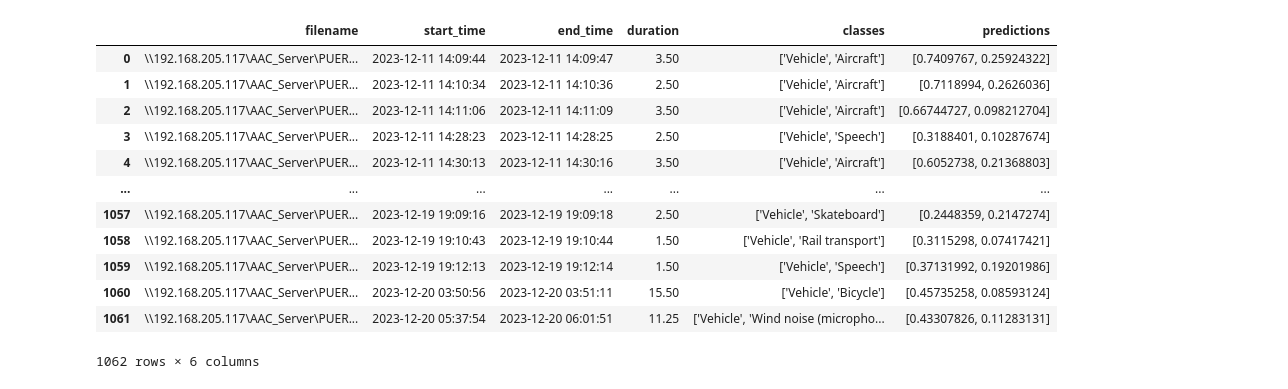
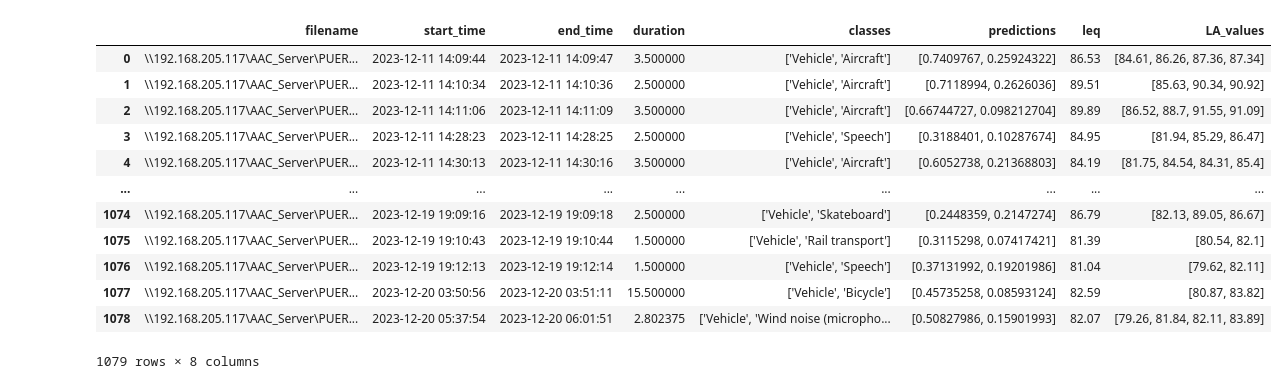
Before and after one commit to aacacustica/Audio_Processing, a Jupyter notebook: AI_Model/Fine-Tuning/01_Clip_analysis/peak_analysis.ipynb, the cells around one changed output. Saved outputs shown, nothing was run; the diff lists cells and outputs as text; code cells hidden in the pictures.

```diff
--- a/AI_Model/Fine-Tuning/01_Clip_analysis/peak_analysis.ipynb
+++ b/AI_Model/Fine-Tuning/01_Clip_analysis/peak_analysis.ipynb
@@ -3,20 +3,20 @@ import pandas as pd
 import numpy as np
 import matplotlib.pyplot as plt
 # %%
-csv_file = r"\\192.168.205.117\AAC_Server\PUERTOS\NOISEPORT\20231211_SANTUR\5-Resultados\P1_CONTENEDORES\SPL\peak_clips\P1_CONTENEDORES_peak_clips.csv"
+csv_file = r"\\192.168.205.117\AAC_Server\PUERTOS\NOISEPORT\20231211_SANTUR\5-Resultados\P1_CONTENEDORES\SPL\Peaks\peak_prediction_P1_CONTENEDORES.csv"
 df = pd.read_csv(csv_file)
 df
 # %% [output]
-|  | filename | start_time | end_time | duration | classes | predictions |
-| 0 | \\192.168.205.117\AAC_Server\PUER... | 2023-12-11 14:09:44 | 2023-12-11 14:09:47 | 3.50 | ['Vehicle', 'Aircraft'] | [0.7409767, 0.25924322] |
-| 1 | \\192.168.205.117\AAC_Server\PUER... | 2023-12-11 14:10:34 | 2023-12-11 14:10:36 | 2.50 | ['Vehicle', 'Aircraft'] | [0.7118994, 0.2626036] |
-| 2 | \\192.168.205.117\AAC_Server\PUER... | 2023-12-11 14:11:06 | 2023-12-11 14:11:09 | 3.50 | ['Vehicle', 'Aircraft'] | [0.66744727, 0.098212704] |
-| 3 | \\192.168.205.117\AAC_Server\PUER... | 2023-12-11 14:28:23 | 2023-12-11 14:28:25 | 2.50 | ['Vehicle', 'Speech'] | [0.3188401, 0.10287674] |
-| 4 | \\192.168.205.117\AAC_Server\PUER... | 2023-12-11 14:30:13 | 2023-12-11 14:30:16 | 3.50 | ['Vehicle', 'Aircraft'] | [0.6052738, 0.21368803] |
-| ... | ... | ... | ... | ... | ... | ... |
-| 1057 | \\192.168.205.117\AAC_Server\PUER... | 2023-12-19 19:09:16 | 2023-12-19 19:09:18 | 2.50 | ['Vehicle', 'Skateboard'] | [0.2448359, 0.2147274] |
-| 1058 | \\192.168.205.117\AAC_Server\PUER... | 2023-12-19 19:10:43 | 2023-12-19 19:10:44 | 1.50 | ['Vehicle', 'Rail transport'] | [0.3115298, 0.07417421] |
-| 1059 | \\192.168.205.117\AAC_Server\PUER... | 2023-12-19 19:12:13 | 2023-12-19 19:12:14 | 1.50 | ['Vehicle', 'Speech'] | [0.37131992, 0.19201986] |
-| 1060 | \\192.168.205.117\AAC_Server\PUER... | 2023-12-20 03:50:56 | 2023-12-20 03:51:11 | 15.50 | ['Vehicle', 'Bicycle'] | [0.45735258, 0.08593124] |
-| 1061 | \\192.168.205.117\AAC_Server\PUER... | 2023-12-20 05:37:54 | 2023-12-20 06:01:51 | 11.25 | ['Vehicle', 'Wind noise (micropho... | [0.43307826, 0.11283131] |
+|  | filename | start_time | end_time | duration | classes | predictions | leq | LA_values |
+| 0 | \\192.168.205.117\AAC_Server\PUER... | 2023-12-11 14:09:44 | 2023-12-11 14:09:47 | 3.500000 | ['Vehicle', 'Aircraft'] | [0.7409767, 0.25924322] | 86.53 | [84.61, 86.26, 87.36, 87.34] |
+| 1 | \\192.168.205.117\AAC_Server\PUER... | 2023-12-11 14:10:34 | 2023-12-11 14:10:36 | 2.500000 | ['Vehicle', 'Aircraft'] | [0.7118994, 0.2626036] | 89.51 | [85.63, 90.34, 90.92] |
+| 2 | \\192.168.205.117\AAC_Server\PUER... | 2023-12-11 14:11:06 | 2023-12-11 14:11:09 | 3.500000 | ['Vehicle', 'Aircraft'] | [0.66744727, 0.098212704] | 89.89 | [86.52, 88.7, 91.55, 91.09] |
+| 3 | \\192.168.205.117\AAC_Server\PUER... | 2023-12-11 14:28:23 | 2023-12-11 14:28:25 | 2.500000 | ['Vehicle', 'Speech'] | [0.3188401, 0.10287674] | 84.95 | [81.94, 85.29, 86.47] |
+| 4 | \\192.168.205.117\AAC_Server\PUER... | 2023-12-11 14:30:13 | 2023-12-11 14:30:16 | 3.500000 | ['Vehicle', 'Aircraft'] | [0.6052738, 0.21368803] | 84.19 | [81.75, 84.54, 84.31, 85.4] |
+| ... | ... | ... | ... | ... | ... | ... | ... | ... |
+| 1074 | \\192.168.205.117\AAC_Server\PUER... | 2023-12-19 19:09:16 | 2023-12-19 19:09:18 | 2.500000 | ['Vehicle', 'Skateboard'] | [0.2448359, 0.2147274] | 86.79 | [82.13, 89.05, 86.67] |
+| 1075 | \\192.168.205.117\AAC_Server\PUER... | 2023-12-19 19:10:43 | 2023-12-19 19:10:44 | 1.500000 | ['Vehicle', 'Rail transport'] | [0.3115298, 0.07417421] | 81.39 | [80.54, 82.1] |
+| 1076 | \\192.168.205.117\AAC_Server\PUER... | 2023-12-19 19:12:13 | 2023-12-19 19:12:14 | 1.500000 | ['Vehicle', 'Speech'] | [0.37131992, 0.19201986] | 81.04 | [79.62, 82.11] |
+| 1077 | \\192.168.205.117\AAC_Server\PUER... | 2023-12-20 03:50:56 | 2023-12-20 03:51:11 | 15.500000 | ['Vehicle', 'Bicycle'] | [0.45735258, 0.08593124] | 82.59 | [80.87, 83.82] |
+| 1078 | \\192.168.205.117\AAC_Server\PUER... | 2023-12-20 05:37:54 | 2023-12-20 06:01:51 | 2.802375 | ['Vehicle', 'Wind noise (micropho... | [0.50827986, 0.15901993] | 82.07 | [79.26, 81.84, 82.11, 83.89] |
-1062 rows × 6 columns
+1079 rows × 8 columns
```
Also changed, not shown: parts of 7 cells of this notebook, 2 other files.
